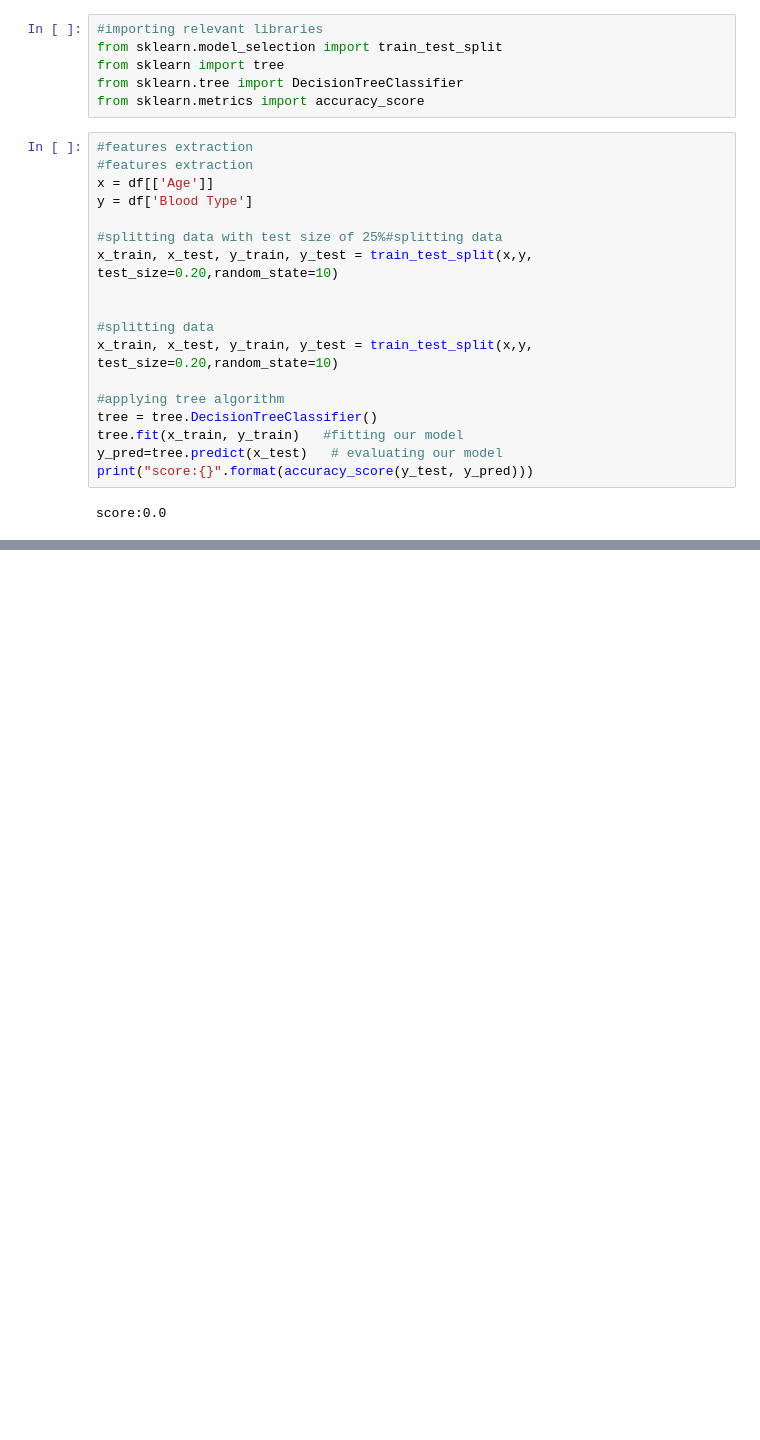
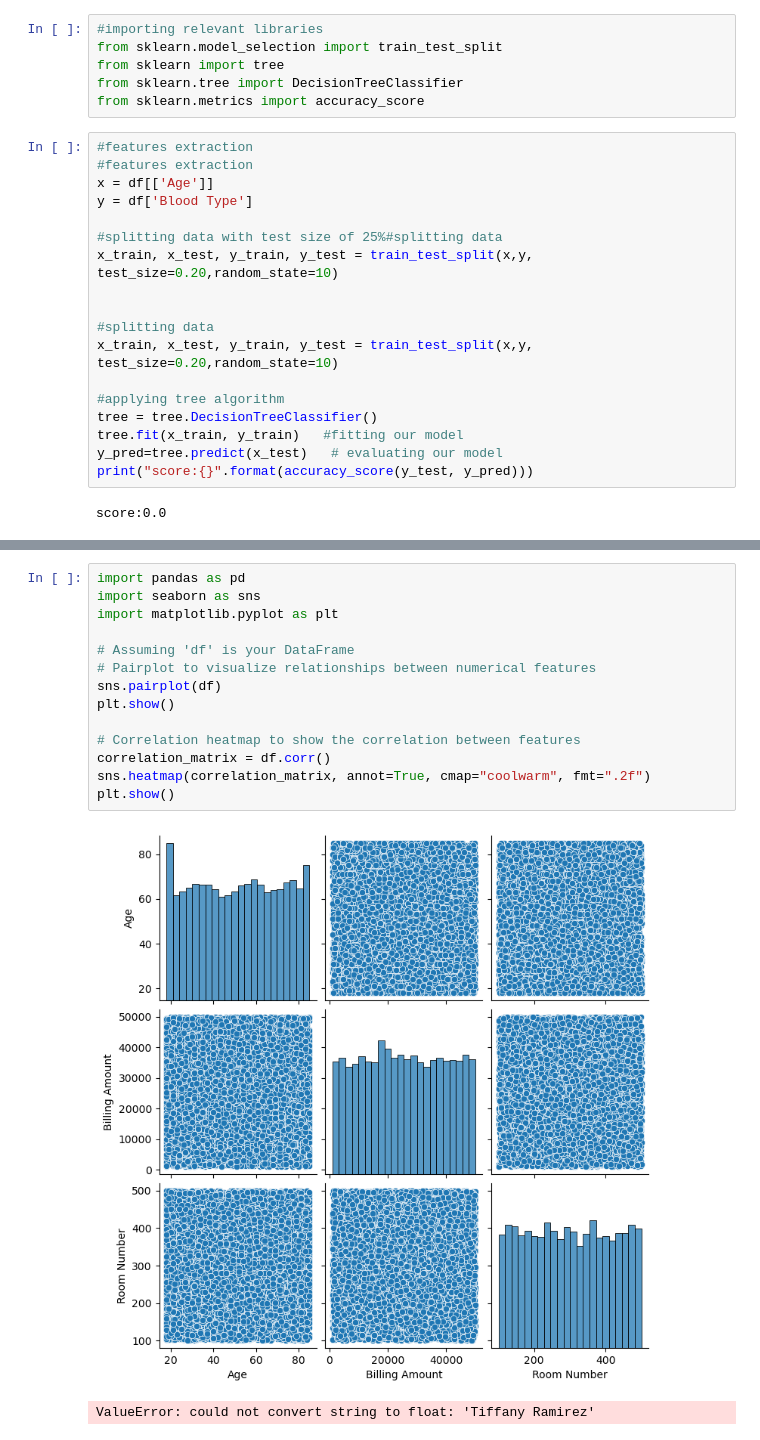
Before and after one commit to BABYTOYOYO/AI-CODES, a Jupyter notebook: PROJEC.ipynb, the cells around one changed output, grey strips where cells are left out. Saved outputs shown, nothing was run; the diff lists cells and outputs as text; blank space fills up the shorter version.

```diff
--- a/PROJEC.ipynb
+++ b/PROJEC.ipynb
@@ -330,0 +346,17 @@ score:0.0
+# %%
+import pandas as pd
+import seaborn as sns
+import matplotlib.pyplot as plt
+
+# Assuming 'df' is your DataFrame
+# Pairplot to visualize relationships between numerical features
+sns.pairplot(df)
+plt.show()
+
+# Correlation heatmap to show the correlation between features
+correlation_matrix = df.corr()
+sns.heatmap(correlation_matrix, annot=True, cmap="coolwarm", fmt=".2f")
+plt.show()
+# %% [output]
+[figure, added]
+ValueError: could not convert string to float: 'Tiffany Ramirez'
```
Also changed, not shown: parts of 4 cells of this notebook.
